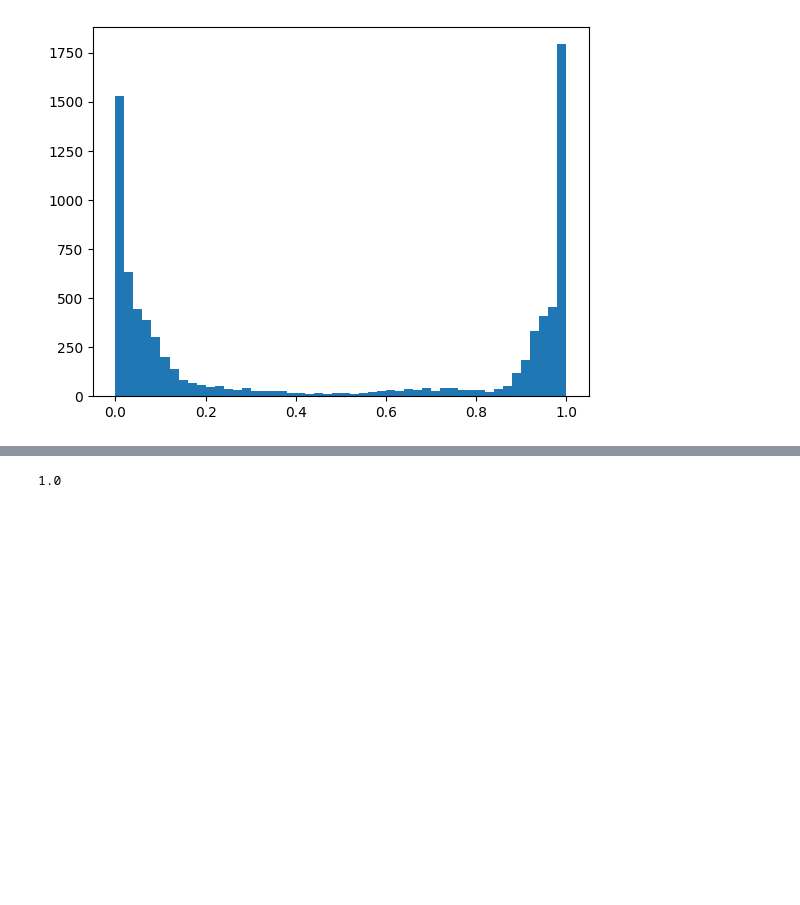
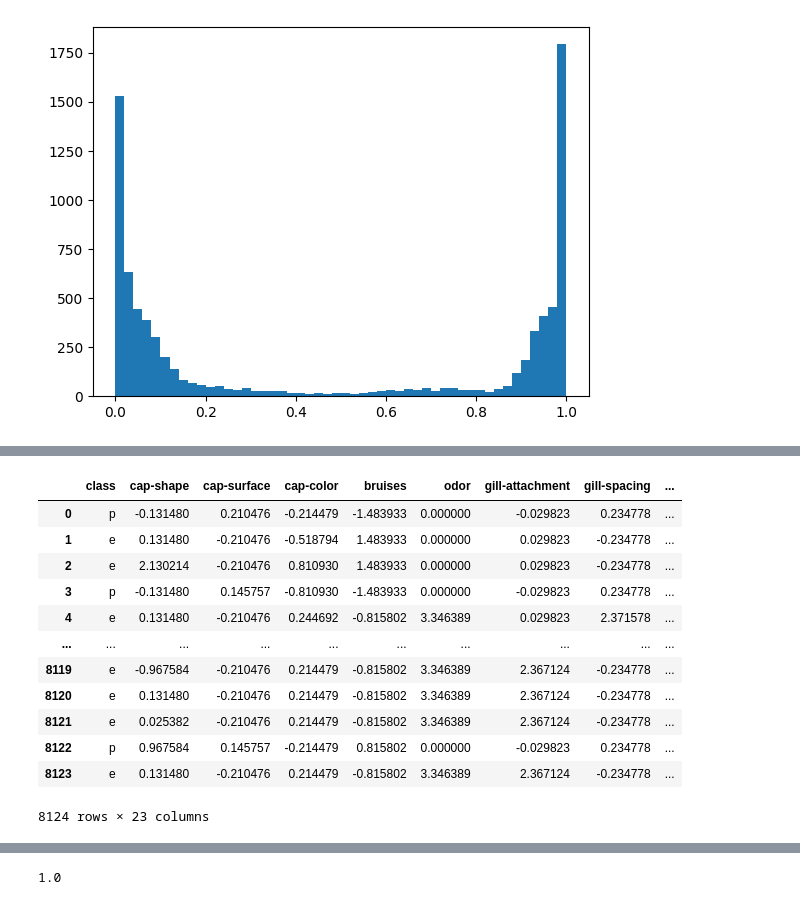
Before and after one commit to kosmldev/mmad, a Jupyter notebook: lab2.ipynb, the cells around one changed output, grey strips where cells are left out. Cells and saved outputs as stored; diff of their text form; code cells hidden in the pictures; blank space fills up the shorter version.

```diff
--- a/lab2.ipynb
+++ b/lab2.ipynb
@@ -268,0 +244,16 @@ See the caveats in the documentation: https://pandas.pydata.org/pandas-docs/stab
+# %%
+mashrooms_c
+# %% [output]
+|  | class | cap-shape | cap-surface | cap-color | bruises | odor | gill-attachment | gill-spacing | ... |
+| 0 | p | -0.131480 | 0.210476 | -0.214479 | -1.483933 | 0.000000 | -0.029823 | 0.234778 | ... |
+| 1 | e | 0.131480 | -0.210476 | -0.518794 | 1.483933 | 0.000000 | 0.029823 | -0.234778 | ... |
+| 2 | e | 2.130214 | -0.210476 | 0.810930 | 1.483933 | 0.000000 | 0.029823 | -0.234778 | ... |
+| 3 | p | -0.131480 | 0.145757 | -0.810930 | -1.483933 | 0.000000 | -0.029823 | 0.234778 | ... |
+| 4 | e | 0.131480 | -0.210476 | 0.244692 | -0.815802 | 3.346389 | 0.029823 | 2.371578 | ... |
+| ... | ... | ... | ... | ... | ... | ... | ... | ... | ... |
+| 8119 | e | -0.967584 | -0.210476 | 0.214479 | -0.815802 | 3.346389 | 2.367124 | -0.234778 | ... |
+| 8120 | e | 0.131480 | -0.210476 | 0.214479 | -0.815802 | 3.346389 | 2.367124 | -0.234778 | ... |
+| 8121 | e | 0.025382 | -0.210476 | 0.214479 | -0.815802 | 3.346389 | 2.367124 | -0.234778 | ... |
+| 8122 | p | 0.967584 | 0.145757 | -0.214479 | 0.815802 | 0.000000 | -0.029823 | 0.234778 | ... |
+| 8123 | e | 0.131480 | -0.210476 | 0.214479 | -0.815802 | 3.346389 | 2.367124 | -0.234778 | ... |
+8124 rows × 23 columns
```
Also changed, not shown: parts of 10 cells of this notebook.
